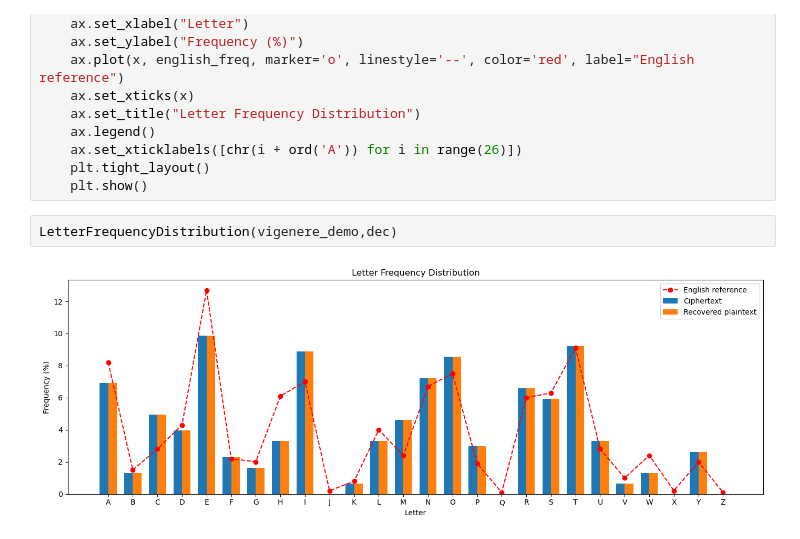
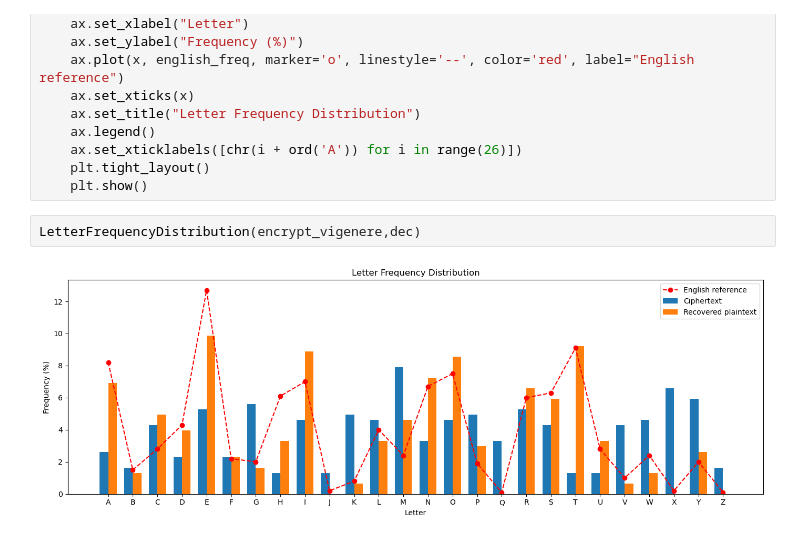
Before and after one commit to AdelinChaushev/Softuni_Math_For_Developers_Course_Project, a Jupyter notebook: ModernCryptography.ipynb, the cells around one changed output. Cells and saved outputs as stored; diff of their text form.

```diff
--- a/ModernCryptography.ipynb
+++ b/ModernCryptography.ipynb
@@ -787,6 +779,6 @@ def LetterFrequencyDistribution(enc,dec):
     plt.tight_layout()
     plt.show()
 # %%
-LetterFrequencyDistribution(vigenere_demo,dec)
+LetterFrequencyDistribution(encrypt_vigenere,dec)
 # %% [output]
-[figure, old version]
+[figure, new version]
```
Also changed, not shown: parts of 21 cells of this notebook.
